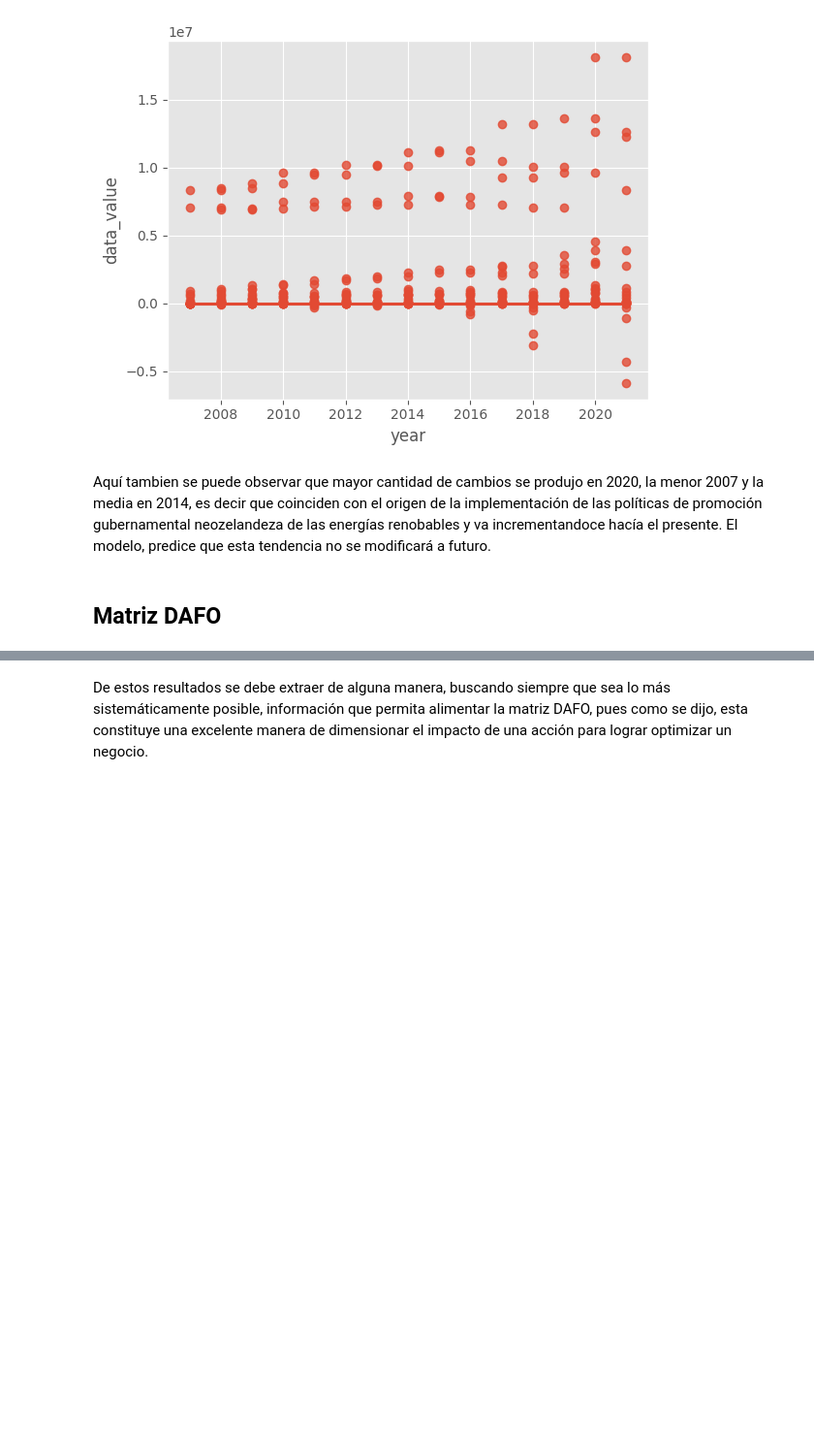
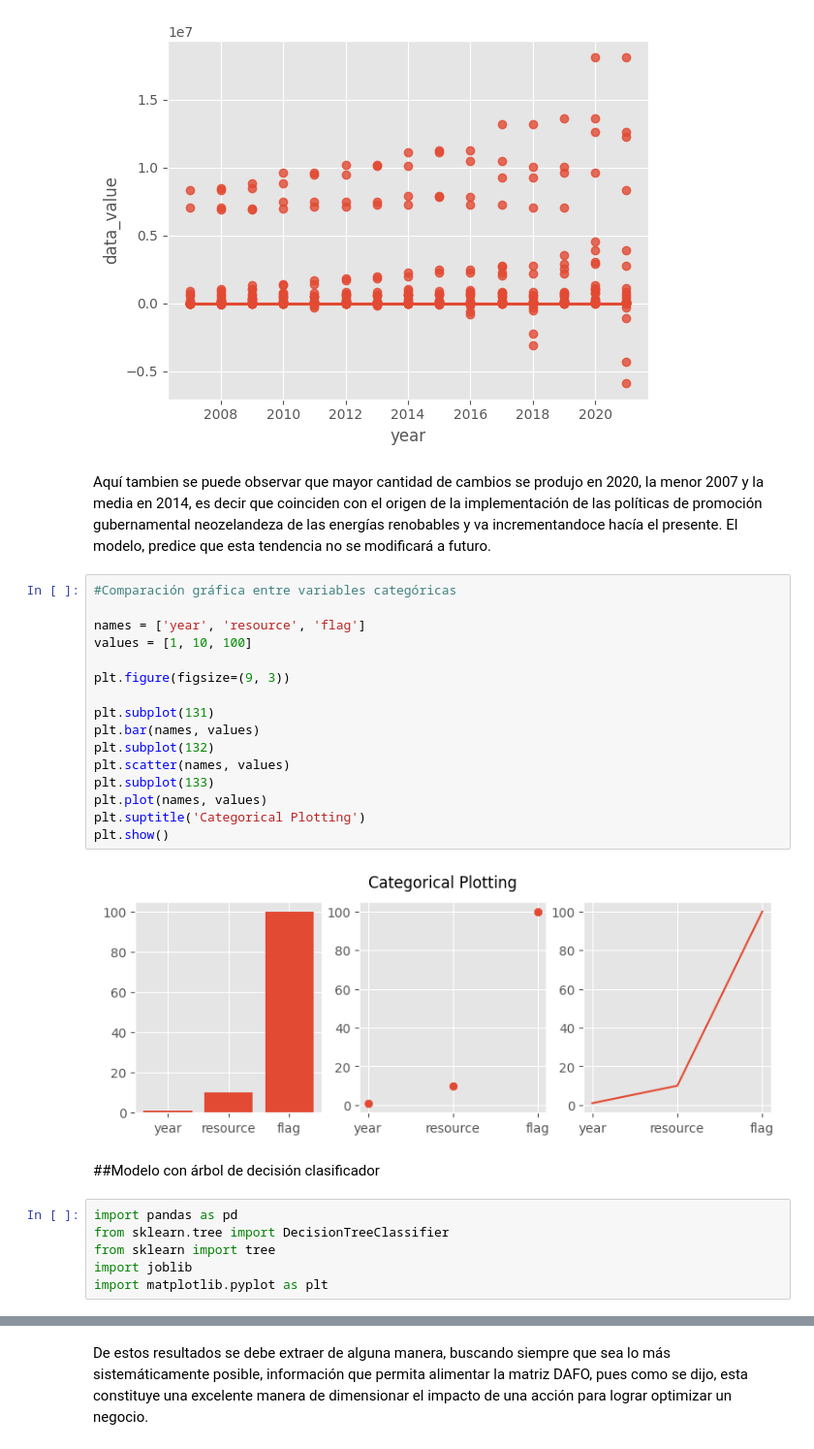
Before and after one commit to Jmarsaki/profin_PP2, a Jupyter notebook: Proyecto_de_software_para_medir_posible_impacto_en_políticas_de_innovación_energética.ipynb, the cells around one changed output, grey strips where cells are left out. Shown: that part at 97% size. Drawn from its saved outputs; the diff is of its cells as text; blank space fills up the shorter version.

```diff
--- a/Proyecto_de_software_para_medir_posible_impacto_en_políticas_de_innovación_energética.ipynb
+++ b/Proyecto_de_software_para_medir_posible_impacto_en_políticas_de_innovación_energética.ipynb
@@ -379,5 +421,29 @@ sns.regplot(x='year', y='data_value', data=df, logistic=True)
 [figure]
 # %% [markdown]
 Aquí tambien se puede observar que mayor cantidad de cambios se produjo en 2020, la menor 2007 y la media en 2014, es decir que coinciden con el origen de la implementación de las políticas de promoción gubernamental neozelandeza de las energías renobables y va incrementandoce hacía el presente. El modelo, predice que esta tendencia no se modificará a futuro.
-# %% [markdown]
-## Matriz DAFO
+# %%
+#Comparación gráfica entre variables categóricas
+
+names = ['year', 'resource', 'flag']
+values = [1, 10, 100]
+
+plt.figure(figsize=(9, 3))
+
+plt.subplot(131)
+plt.bar(names, values)
+plt.subplot(132)
+plt.scatter(names, values)
+plt.subplot(133)
+plt.plot(names, values)
+plt.suptitle('Categorical Plotting')
+plt.show()
+# %% [output]
+[figure, added]
+# %% [markdown]
+##Modelo con árbol de decisión clasificador
+# %%
+import pandas as pd
+from sklearn.tree import DecisionTreeClassifier
+from sklearn import tree
+import joblib
+import matplotlib.pyplot as plt
```
Also changed, not shown: parts of 25 cells of this notebook.
